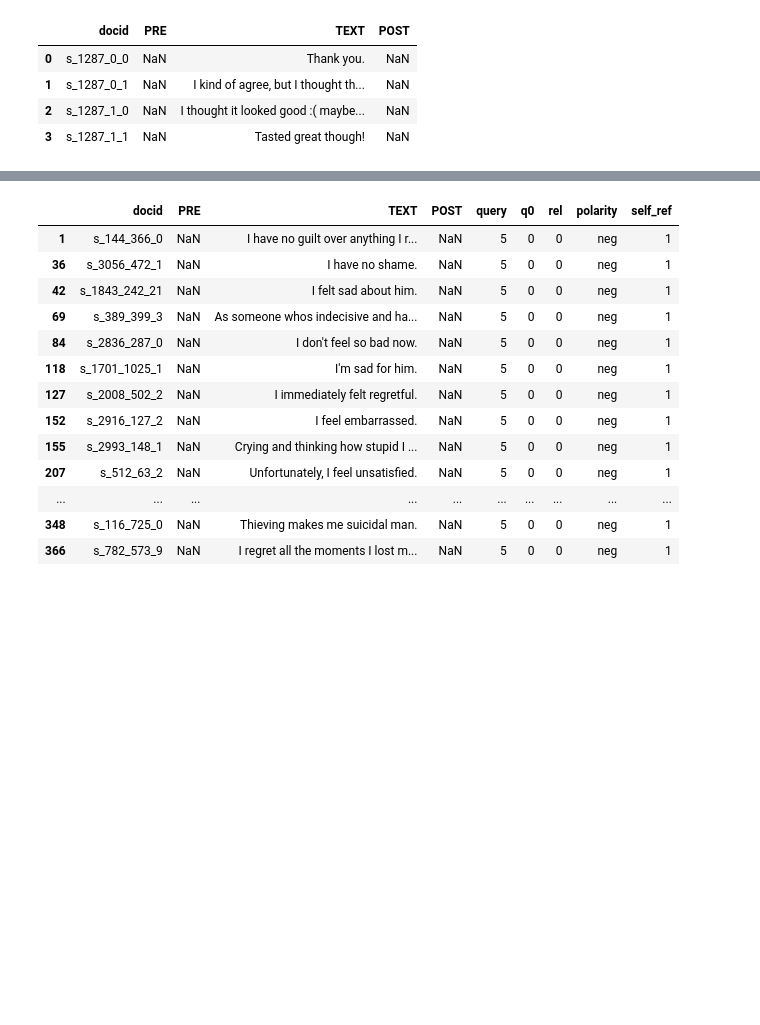
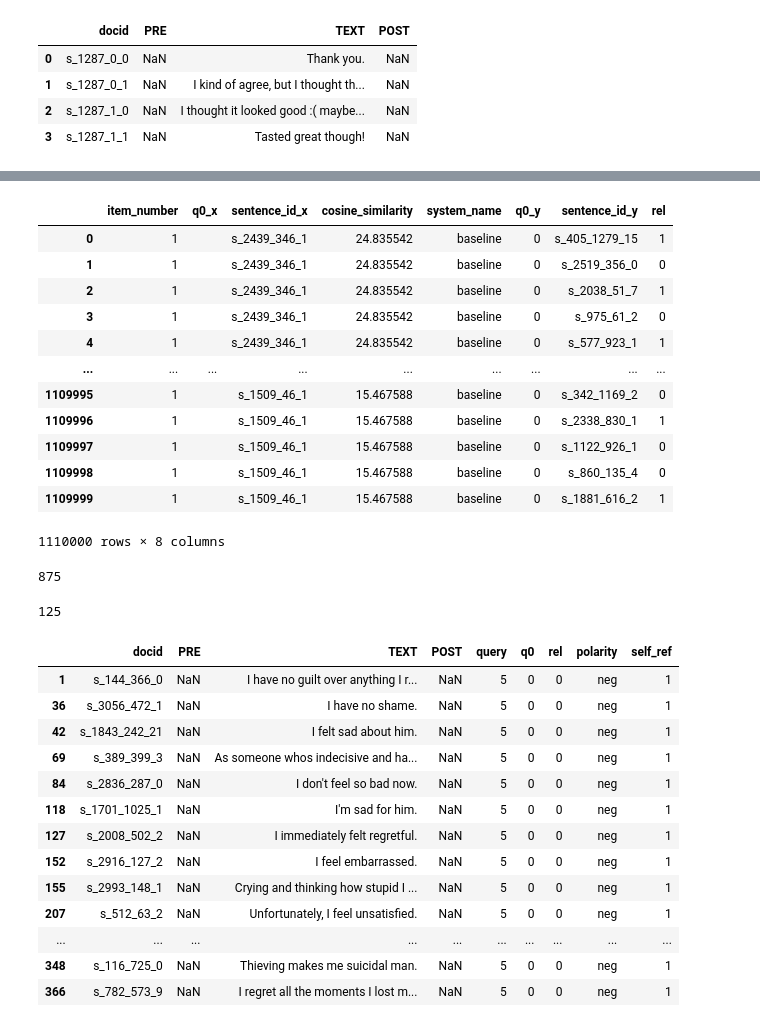
Before and after one commit to wyattmccurdy12/Project-Part-2, a Jupyter notebook: test.ipynb, the cells around one changed output, grey strips where cells are left out. Drawn from its saved outputs; the diff is of its cells as text; code cells hidden in the pictures; blank space fills up the shorter version.

```diff
--- a/test.ipynb
+++ b/test.ipynb
@@ -20,0 +22,17 @@ df.head(4)
+# %%
+df = pd.read_csv("cosine_similarity_q1")
+system_name = 'baseline'
+i = 0
+
+top_1000 = df.head(1000)
+top_1000['item_number'] = i+1
+sim_col_name = f'SIM_{i+1}'
+top_1000 = top_1000.rename(columns={
+    'docid': 'sentence_id',
+    sim_col_name: 'cosine_similarity'})
+
+# Add the q0 column
+top_1000['q0'] = ''
+top_1000['system_name'] = system_name
+top_1000 = top_1000[['item_number', 'q0', 'sentence_id', 'cosine_similarity', 'system_name']]
+top_1000.head()
@@ -20,0 +51,7 @@ df.head(4)
+# %%
+ground_truth_df = pd.read_csv('task1/training/t1_training/TRAINING DATA (2023 COLLECTION)/g_rels_consenso.csv')
+
+ground_truth_df = ground_truth_df.rename(
+    columns={'query': 'item_number',
+            'docid': 'sentence_id'})
+ground_truth_df.head()
@@ -21,3 +65,31 @@ df.head(4)
+# %%
+new_df = top_1000.merge(ground_truth_df, on=['item_number'], how='left')
+# %%
+new_df
+# %% [output]
+|  | item_number | q0_x | sentence_id_x | cosine_similarity | system_name | q0_y | sentence_id_y | rel |
+| 0 | 1 |  | s_2439_346_1 | 24.835542 | baseline | 0 | s_405_1279_15 | 1 |
+| 1 | 1 |  | s_2439_346_1 | 24.835542 | baseline | 0 | s_2519_356_0 | 0 |
+| 2 | 1 |  | s_2439_346_1 | 24.835542 | baseline | 0 | s_2038_51_7 | 1 |
+| 3 | 1 |  | s_2439_346_1 | 24.835542 | baseline | 0 | s_975_61_2 | 0 |
+| 4 | 1 |  | s_2439_346_1 | 24.835542 | baseline | 0 | s_577_923_1 | 1 |
+| ... | ... | ... | ... | ... | ... | ... | ... | ... |
+| 1109995 | 1 |  | s_1509_46_1 | 15.467588 | baseline | 0 | s_342_1169_2 | 0 |
+| 1109996 | 1 |  | s_1509_46_1 | 15.467588 | baseline | 0 | s_2338_830_1 | 1 |
+| 1109997 | 1 |  | s_1509_46_1 | 15.467588 | baseline | 0 | s_1122_926_1 | 0 |
+| 1109998 | 1 |  | s_1509_46_1 | 15.467588 | baseline | 0 | s_860_135_4 | 0 |
+| 1109999 | 1 |  | s_1509_46_1 | 15.467588 | baseline | 0 | s_1881_616_2 | 1 |
+1110000 rows × 8 columns
+# %%
+# How many rows are missing a relevance score?
+new_df['rel'].isnull().sum()
+# %% [output]
+875
+# %%
+# How many rows have a relevance score?
+new_df['rel'].notnull().sum()
+# %% [output]
+125
 # %%
 # Load persons_and_emotions.csv and view head (4)
 df = pd.read_csv('persons_and_emotions.csv')
```
Also changed, not shown: parts of 5 cells of this notebook, 2 other files.
